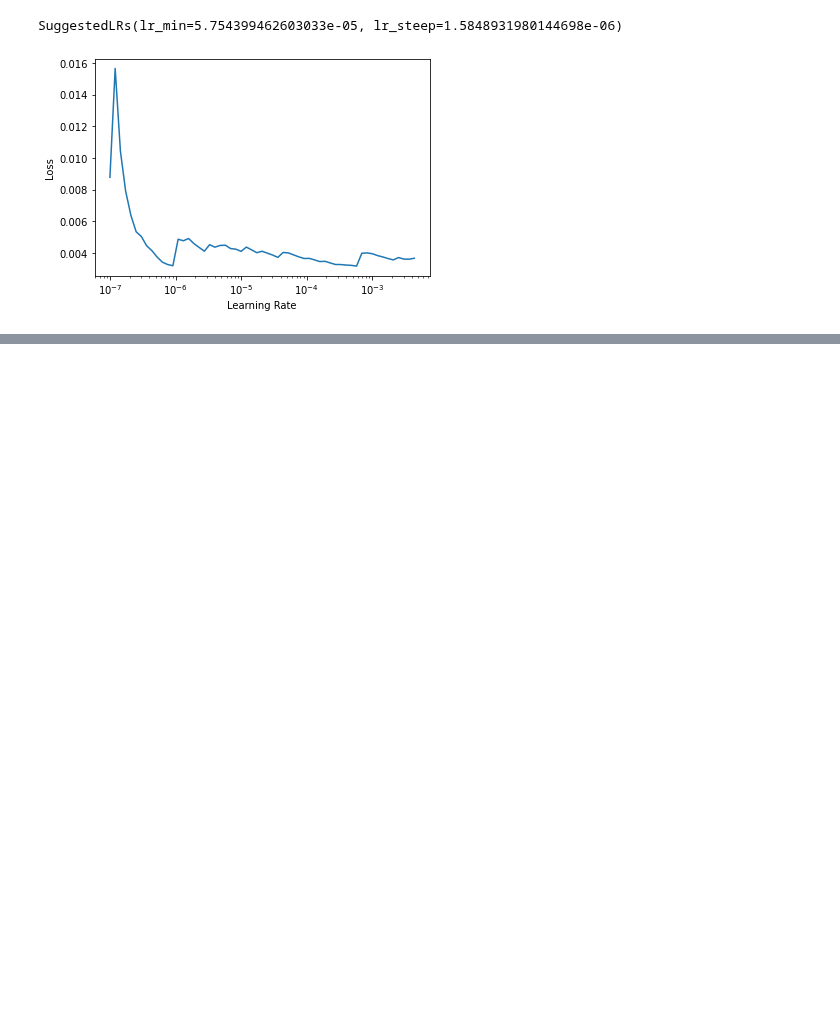
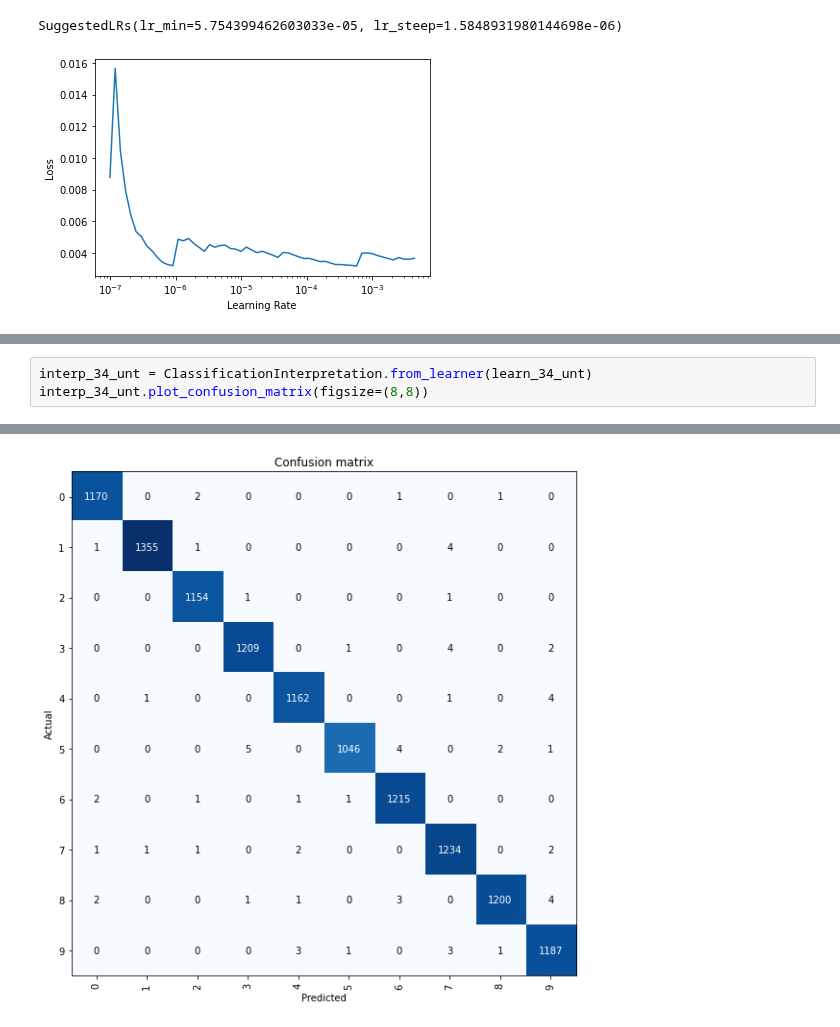
Before and after one commit to vtecftwy/fastbook, a Jupyter notebook: 04_mnist_full_dataset.ipynb, the cells around one changed output, grey strips where cells are left out. Drawn from its saved outputs; the diff is of its cells as text; blank space fills up the shorter version.

Commit message:
With confusion matrix

```diff
--- a/04_mnist_full_dataset.ipynb
+++ b/04_mnist_full_dataset.ipynb
@@ -289,0 +299,4 @@ learn_34_unt.fit_one_cycle(n_epoch=n, lr_max=lr)
+# %%
+interp_34_unt = ClassificationInterpretation.from_learner(learn_34_unt)
+interp_34_unt.plot_confusion_matrix(figsize=(8,8))
+# %% [output]
@@ -289,0 +304 @@ learn_34_unt.fit_one_cycle(n_epoch=n, lr_max=lr)
+[figure, added]
```
Also changed, not shown: parts of 3 cells of this notebook.
